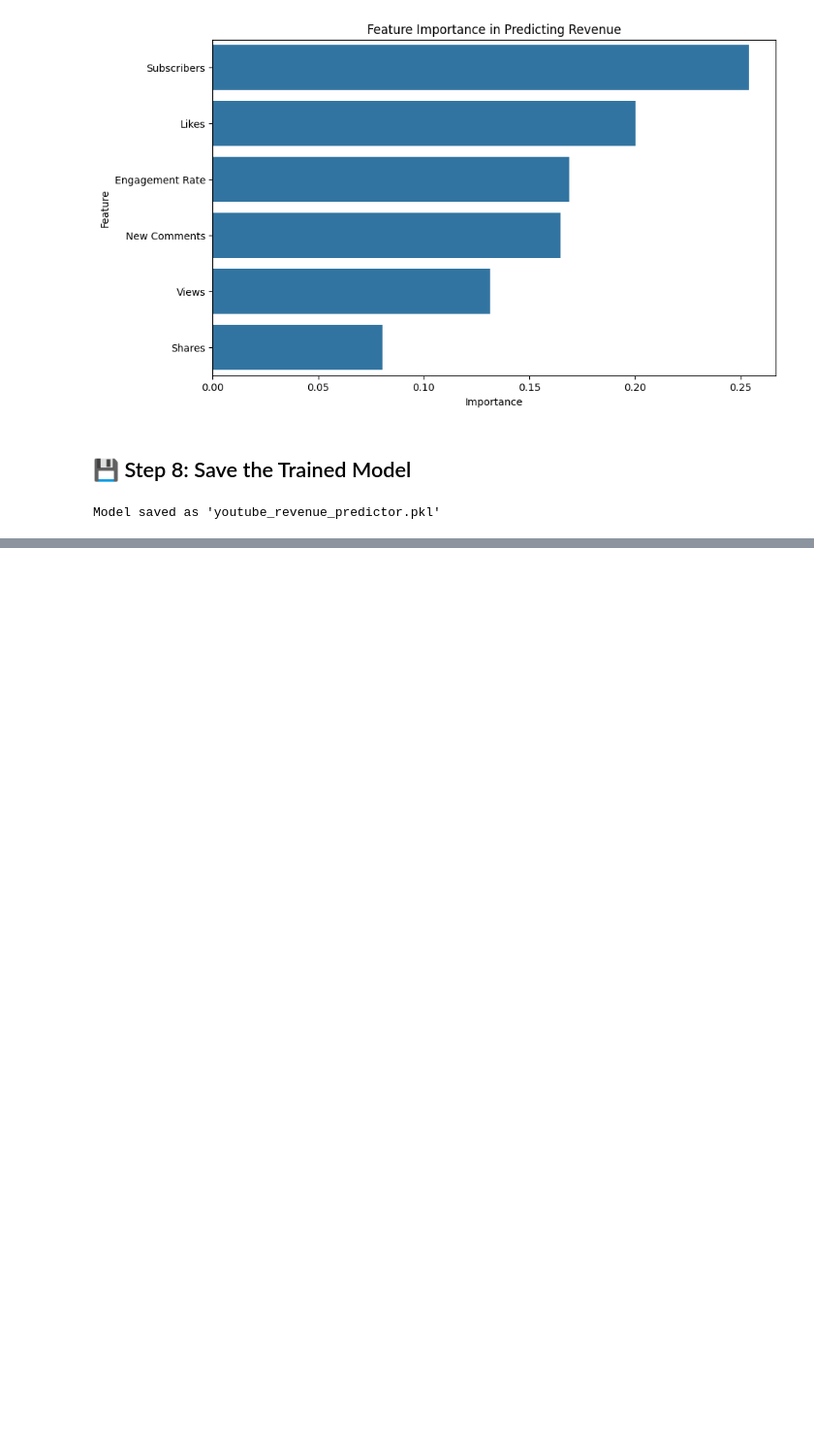
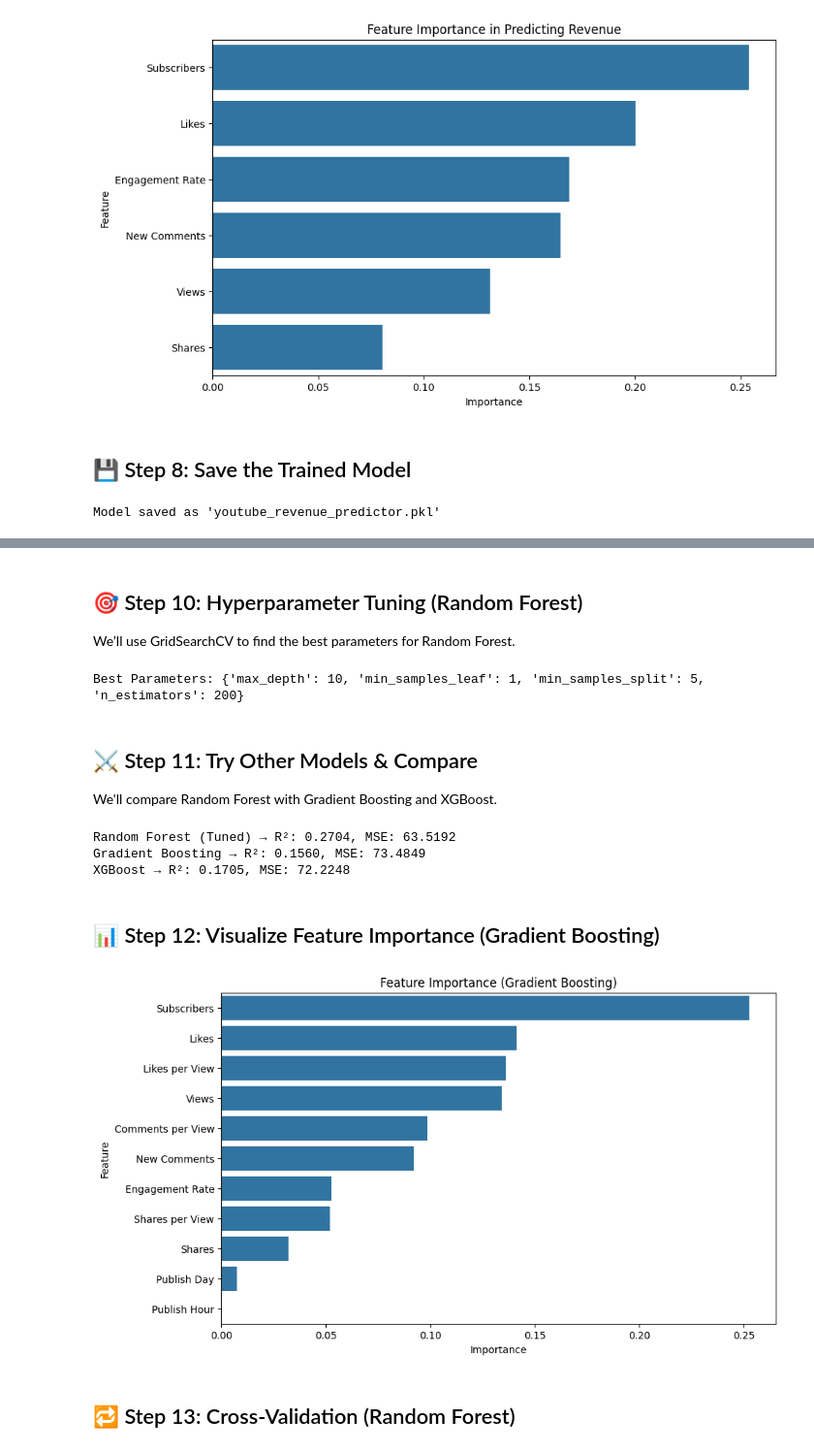
Before and after one commit to srijanexe-8/YouTube-Video-Performance-Analysis, a Jupyter notebook: notebooks/youtube_video_performance_analysis.ipynb, the cells around one changed output, grey strips where cells are left out. Shown: that part at 97% size. Saved outputs shown, nothing was run; the diff lists cells and outputs as text; code cells hidden in the pictures; blank space fills up the shorter version.

```diff
--- a/notebooks/youtube_video_performance_analysis.ipynb
+++ b/notebooks/youtube_video_performance_analysis.ipynb
@@ -223,0 +231,79 @@ Model saved as 'youtube_revenue_predictor.pkl'
+# %% [markdown]
+## 🎯 Step 10: Hyperparameter Tuning (Random Forest)
+We’ll use GridSearchCV to find the best parameters for Random Forest.
+# %%
+from sklearn.model_selection import GridSearchCV
+
+features = ['Views', 'Subscribers', 'Likes', 'Shares', 'New Comments',
+            'Engagement Rate', 'Likes per View', 'Shares per View',
+            'Comments per View', 'Publish Hour', 'Publish Day']
+
+X = data[features]
+y = data['Estimated Revenue (USD)']
+
+X_train, X_test, y_train, y_test = train_test_split(X, y, test_size=0.2, random_state=42)
+
+param_grid = {
+    'n_estimators': [100, 200],
+    'max_depth': [None, 10, 20],
+    'min_samples_split': [2, 5],
+    'min_samples_leaf': [1, 2]
+}
+
+grid_search = GridSearchCV(RandomForestRegressor(random_state=42),
+                           param_grid, cv=5, scoring='r2', n_jobs=-1)
+
+grid_search.fit(X_train, y_train)
+
+print("Best Parameters:", grid_search.best_params_)
+# %% [output]
+Best Parameters: {'max_depth': 10, 'min_samples_leaf': 1, 'min_samples_split': 5, 'n_estimators': 200}
+# %% [markdown]
+## ⚔️ Step 11: Try Other Models & Compare
+We'll compare Random Forest with Gradient Boosting and XGBoost.
+# %%
+from sklearn.ensemble import GradientBoostingRegressor
+from xgboost import XGBRegressor
+
+# Initialize models
+model_rf = grid_search.best_estimator_
+model_gb = GradientBoostingRegressor(random_state=42)
+model_xgb = XGBRegressor(random_state=42)
+
+# Fit models
+model_gb.fit(X_train, y_train)
+model_xgb.fit(X_train, y_train)
+
+# Evaluate
+from sklearn.metrics import mean_squared_error, r2_score
+
+models = {
+    "Random Forest (Tuned)": model_rf,
+    "Gradient Boosting": model_gb,
+    "XGBoost": model_xgb
+}
+
+for name, model in models.items():
+    preds = model.predict(X_test)
+    r2 = r2_score(y_test, preds)
+    mse = mean_squared_error(y_test, preds)
+    print(f"{name} → R²: {r2:.4f}, MSE: {mse:.4f}")
+# %% [output]
+Random Forest (Tuned) → R²: 0.2704, MSE: 63.5192
+Gradient Boosting → R²: 0.1560, MSE: 73.4849
+XGBoost → R²: 0.1705, MSE: 72.2248
+# %% [markdown]
+## 📊 Step 12: Visualize Feature Importance (Gradient Boosting)
+# %%
+importances = model_gb.feature_importances_
+importance_df = pd.DataFrame({'Feature': X.columns, 'Importance': importances})
+importance_df = importance_df.sort_values(by='Importance', ascending=False)
+
+plt.figure(figsize=(10, 6))
+sns.barplot(x='Importance', y='Feature', data=importance_df)
+plt.title("Feature Importance (Gradient Boosting)")
+plt.show()
+# %% [output]
+[figure, added]
+# %% [markdown]
+## 🔁 Step 13: Cross-Validation (Random Forest)
```
Also changed, not shown: parts of 5 cells of this notebook, 3 other files.
